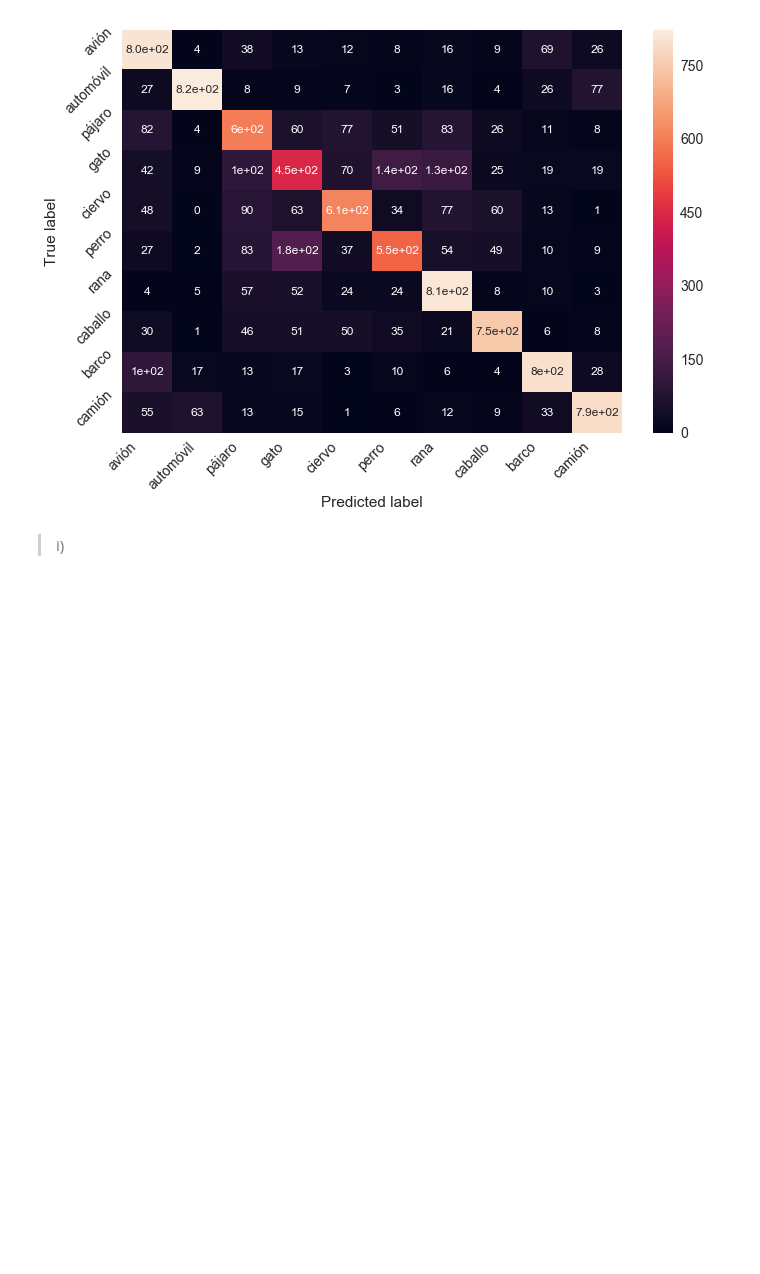
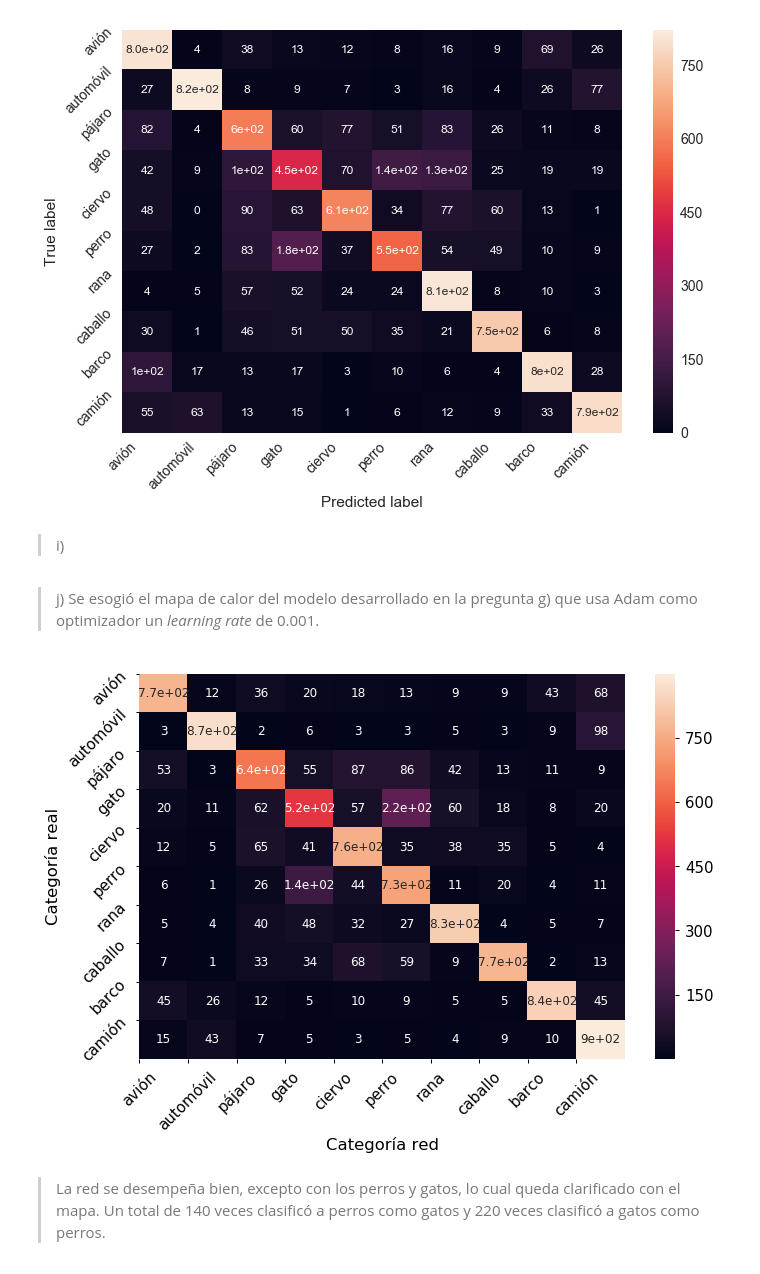
Before and after one commit to eduborgono/RedesNeuronales, a Jupyter notebook: Tarea 1/Pregunta 3.ipynb, the cells around one changed output. Drawn from its saved outputs; the diff is of its cells as text; code cells hidden in the pictures; blank space fills up the shorter version.

```diff
--- a/Tarea 1/Pregunta 3.ipynb
+++ b/Tarea 1/Pregunta 3.ipynb
@@ -872,3 +992,11 @@ y_val_t = y_train[0:split].copy()
 
 datagen.fit(x_train_t)
 model.fit_generator(datagen.flow(x_train_t, y_train_t, batch_size=32),steps_per_epoch=x_train_t.shape[0] // 32, epochs=25, validation_data=(x_val_t, y_val_t))
+# %% [markdown]
+> j) Se esogió el mapa de calor del modelo desarrollado en la pregunta g) que usa Adam como optimizador un _learning rate_ de 0.001.
+# %%
+mapa_calor(modelo_g)
+# %% [output]
+[figure, added]
+# %% [markdown]
+> La red se desempeña bien, excepto con los perros y gatos, lo cual queda clarificado con el mapa. Un total de 140 veces clasificó a perros como gatos y 220 veces clasificó a gatos como perros.
```
Also changed, not shown: parts of 8 cells of this notebook.
